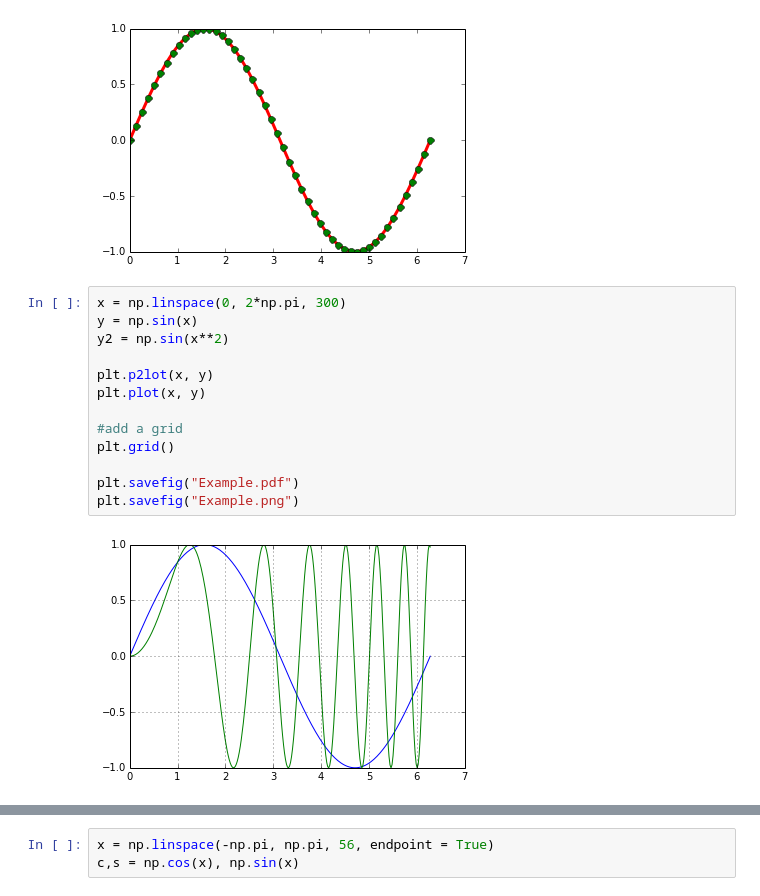
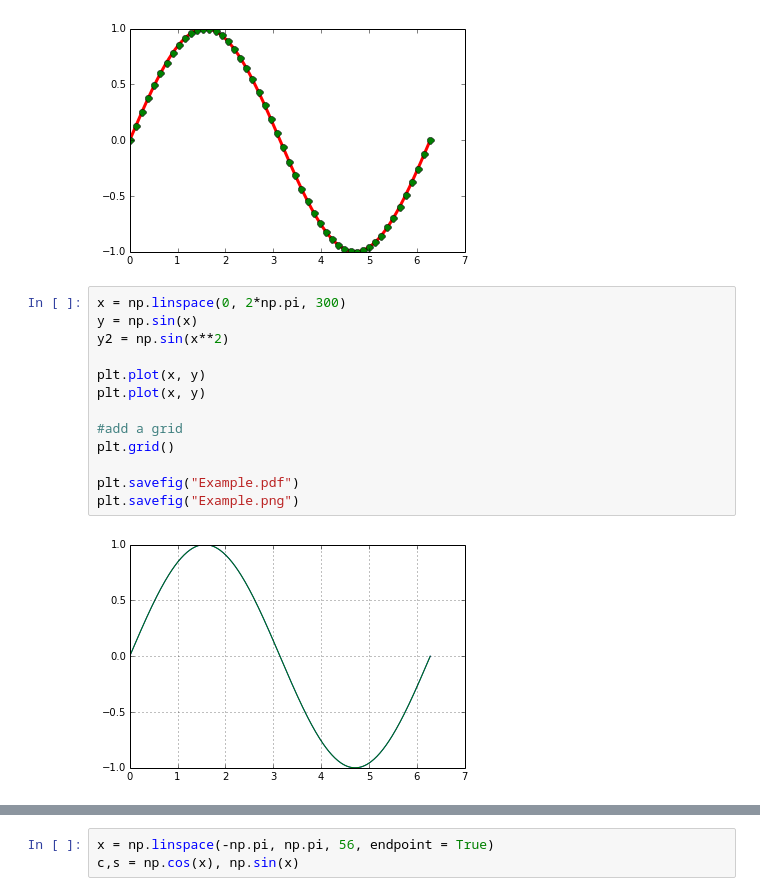
Before and after one commit to jpizagui/PHYS202-S14, a Jupyter notebook: Graphics/Graphics Tour.ipynb, the cells around one changed output, grey strips where cells are left out. Drawn from its saved outputs; the diff is of its cells as text.

```diff
--- a/Graphics/Graphics Tour.ipynb
+++ b/Graphics/Graphics Tour.ipynb
@@ -24,18 +24,18 @@ plt.plot(x, y, 'o', markersize=7, color='g');
 # %%
 x = np.linspace(0, 2*np.pi, 300)
 y = np.sin(x)
 y2 = np.sin(x**2)
 
-plt.p2lot(x, y)
+plt.plot(x, y)
 plt.plot(x, y)
 
 #add a grid
 plt.grid()
 
 plt.savefig("Example.pdf")
 plt.savefig("Example.png")
 # %% [output]
-[figure, old version]
+[figure, new version]
 # %%
 !ls -l Example.*
 # %% [output]
```
Also changed, not shown: parts of 4 cells of this notebook, 4 other files.
